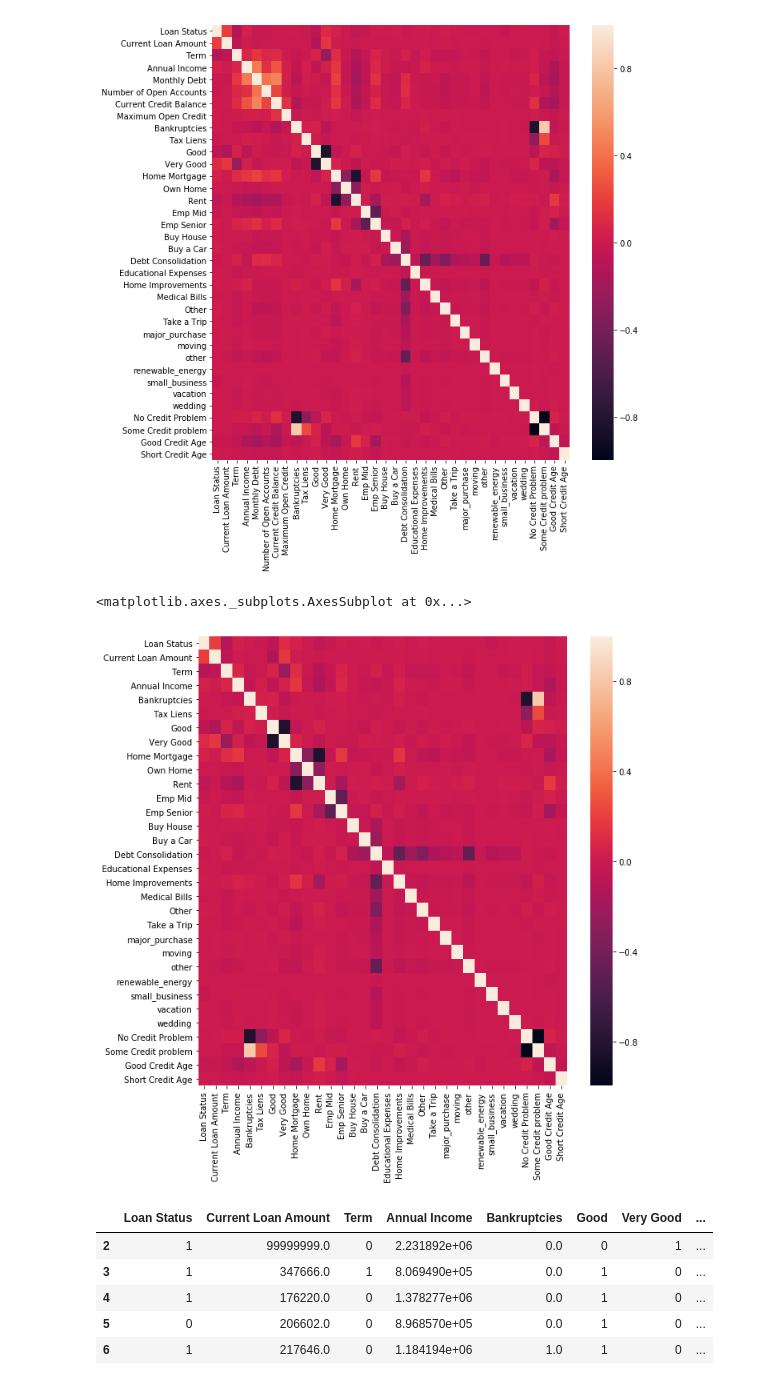
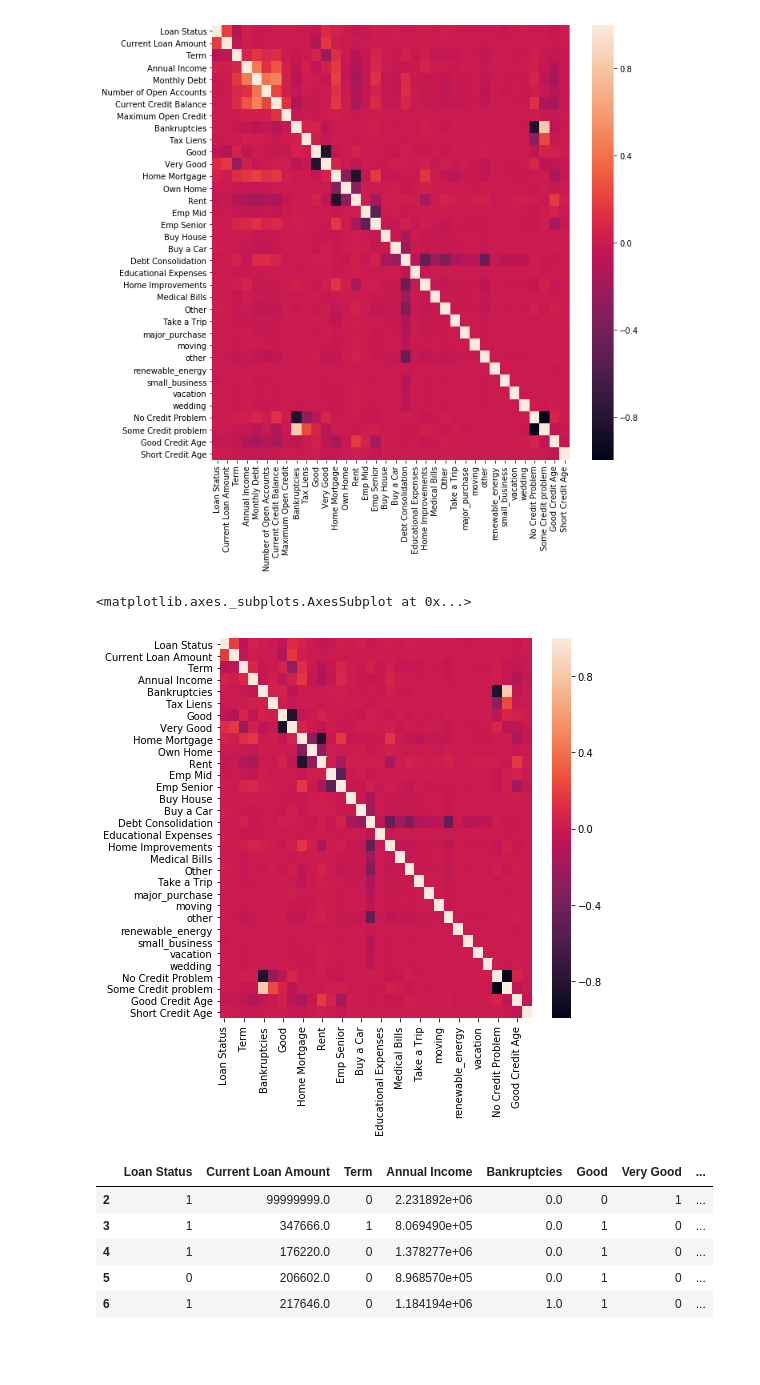
Before and after one commit to vaibhav2610/Credit-risk-analysis, a Jupyter notebook: CreditRisk.ipynb, the cells around one changed output. Cells and saved outputs as stored; diff of their text form; code cells hidden in the pictures; blank space fills up the shorter version.

```diff
--- a/CreditRisk.ipynb
+++ b/CreditRisk.ipynb
@@ -526,11 +528,11 @@ sns.heatmap(df.corr())
 # %%
 df = df.drop(['Number of Open Accounts','Maximum Open Credit','Current Credit Balance','Monthly Debt'],axis=1)
 # %%
-plt.figure(figsize=(10,10))
+plt.figure(figsize=(7,7))
 sns.heatmap(df.corr())
 # %% [output]
 <matplotlib.axes._subplots.AxesSubplot at 0x...>
-[figure, old version]
+[figure, new version]
 # %%
 df['Tax Liens'] = df['Tax Liens'].apply(lambda x: "No Tax Lien" if x==0 else ("Some Tax Liens" if x>0 and x<3 else "Many Tax Liens"))
 # %%
```
Also changed, not shown: parts of 17 cells of this notebook, 2 other files.
